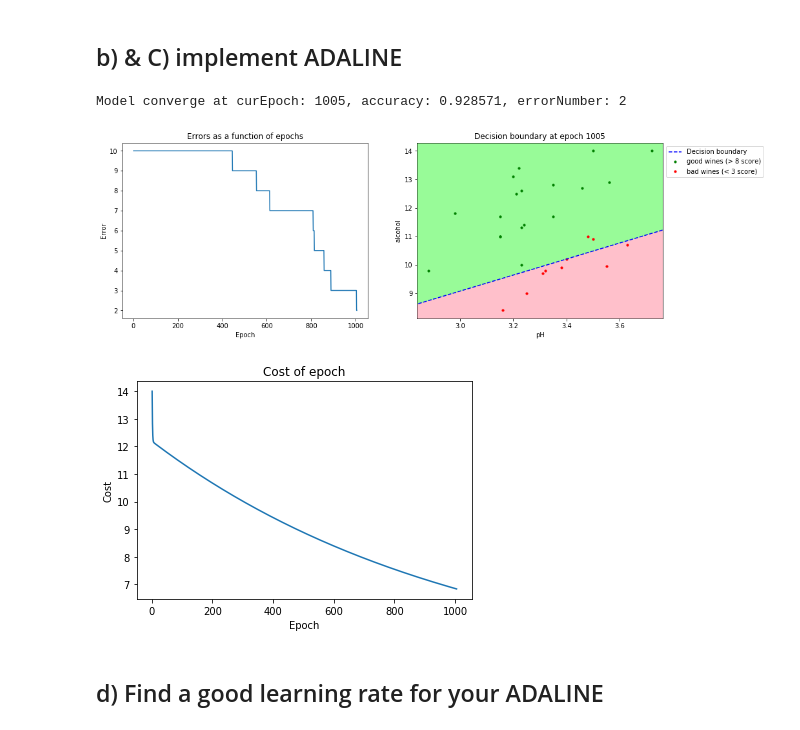
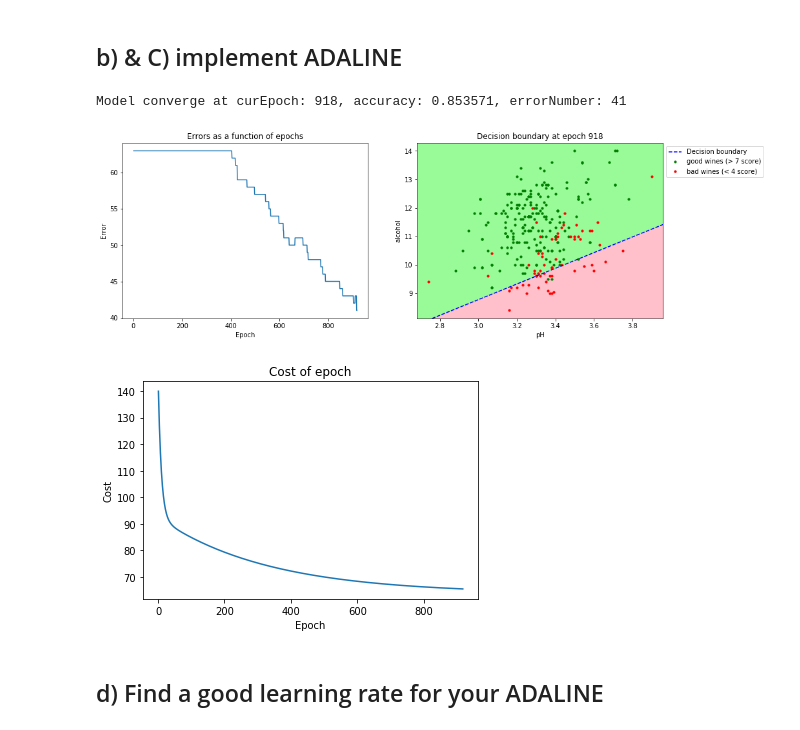
Before and after one commit to juoweichen/SommelierBot, a Jupyter notebook: ft_sommelier.ipynb, the cells around one changed output. Cells and saved outputs as stored; diff of their text form; code cells hidden in the pictures.

```diff
--- a/ft_sommelier.ipynb
+++ b/ft_sommelier.ipynb
@@ -449,20 +449,20 @@ class Adaline(ANN):
     def predict(self, x):
         return 1 if self.net_input(x) > 0 else -1
 # %%
-data , target = build_dataset("winequality-red.csv", ['pH', 'alcohol'], 8, 3, value=[1, -1])
+data , target = build_dataset("winequality-red.csv", ['pH', 'alcohol'], 7, 4, value=[1, -1])
 # %%
 data = standardization(data)
 # %%
-ada1 = Adaline(0.0001, 0, 0.9)
+ada1 = Adaline(0.00005, 0, 0.85)
 performance = ada1.train(data.values, target.values, verbose=True, online=False)
-plot_performace(performance, data, target, 8, 3, -1, save_plot=True)
+plot_performace(performance, data, target, 7, 4, -1, save_plot=True)
 # %% [output]
-Model converge at curEpoch: 1005, accuracy: 0.928571, errorNumber: 2
+Model converge at curEpoch: 918, accuracy: 0.853571, errorNumber: 41
-[figure, old version]
+[figure, new version]
 # %%
 draw_cost_plot(performance, data, -1, save_plot=False)
 # %% [output]
-[figure, old version]
+[figure, new version]
 # %% [markdown]
 ## d) Find a good learning rate for your ADALINE
 # %%
```
Also changed, not shown: parts of 14 cells of this notebook, 19 other files.
